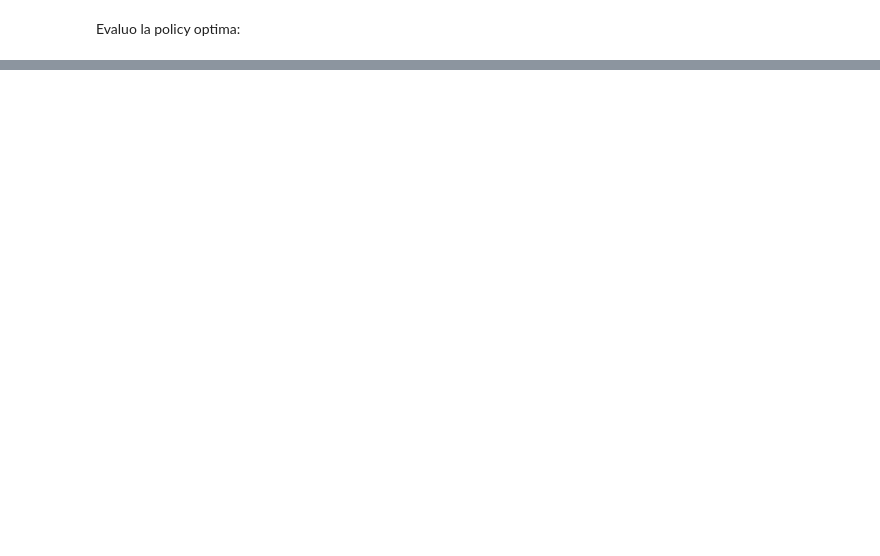
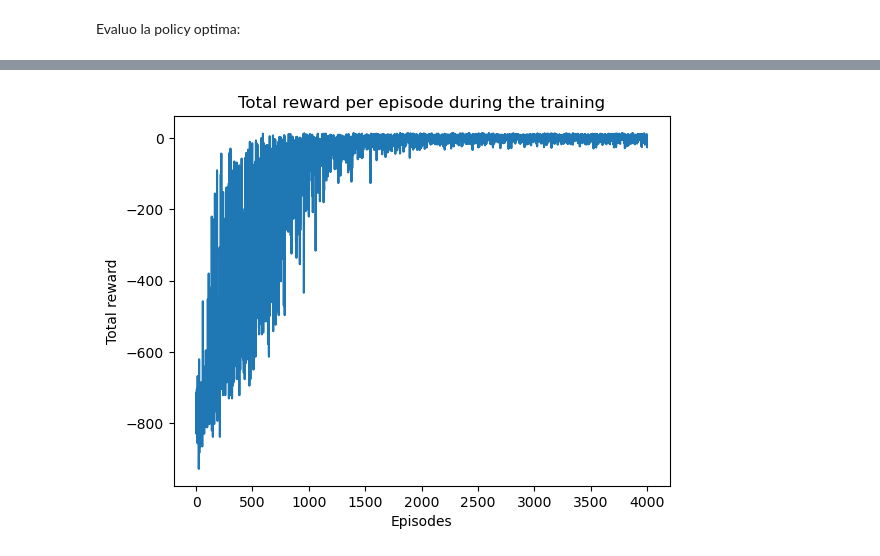
Before and after one commit to paulacantera/IA_Obl_256680, a Jupyter notebook: Obligatorio Mayo 2024/Taxi/taxi.ipynb, the cells around one changed output, grey strips where cells are left out. Cells and saved outputs as stored; diff of their text form; code cells hidden in the pictures; blank space fills up the shorter version.

Commit message:
refactor code and added a graph to see the average reward per episode during the training

```diff
--- a/Obligatorio Mayo 2024/Taxi/taxi.ipynb
+++ b/Obligatorio Mayo 2024/Taxi/taxi.ipynb
@@ -49,31 +48,34 @@ Ejemplo de episodio
 # %% [markdown]
 Implemento el algoritmo Q learning:
 # %%
-def q_learning(env, num_episodes, alpha, gamma, epsilon_start, epsilon_end, epsilon_decay):
-    Q = np.zeros((states, actions))
-    epsilon = epsilon_start
+def q_learning(env, numEpisodes, alpha, gamma, epsilon_i, epsilon_f, epsilon_decay):
+    epsilon = epsilon_i
+    rewards = []
 
-    for episode in range(num_episodes):
+    for episode in range(numEpisodes):
         state, _ = env.reset()
         done = False
-        total_reward = 0
+        tot_reward = 0
+
 
         while not done:
             action = epsilon_greedy_policy(state, Q, epsilon)
             next_state, reward, done, _, _ = env.step(action)
-            best_next_action = np.argmax(Q[next_state])# aca en realidad podria usar la funcion de optimal_policy
+            best_next_action = np.argmax(Q[next_state])
             td_target = reward + gamma * Q[next_state][best_next_action]
             td_delta = td_target - Q[state][action]
             Q[state][action] += alpha * td_delta
             state = next_state
-            total_reward += reward
+            tot_reward += reward
 
-        epsilon = max(epsilon_end, epsilon * epsilon_decay)  #aca decaigo epsilon
-        if (episode + 1) % 100 == 0:
-            print(f"Episode {episode + 1}/{num_episodes} - Total Reward: {total_reward}, Epsilon: {epsilon}")
+        rewards.append(tot_reward)
+        epsilon = max(epsilon_f, epsilon * epsilon_decay)
+        #if (episode + 1) % 100 == 0:
+        #    print(f"Episode {episode + 1}/{num_episodes} - Total Reward: {total_reward}, Epsilon: {epsilon}")
 
-    return Q
+    return Q, rewards
 # %% [markdown]
 Entreno el modelo:
 # %%
-Q = q_learning(env, num_episodes=10000, alpha=0.1, gamma=0.95, epsilon_start=1.0, epsilon_end=0.1, epsilon_decay=0.999)
+numEpisodes= 4000
+Q, rewards = q_learning(env, numEpisodes=numEpisodes, alpha=0.1, gamma=0.95, epsilon_i=1.0, epsilon_f=0.1, epsilon_decay=0.999)
@@ -122,0 +107,8 @@ Average Reward over 100 episodes: 8.13
+# %%
+plt.plot(range(numEpisodes), rewards)
+plt.xlabel('Episodes')
+plt.ylabel('Total reward')
+plt.title('Total reward per episode during the training')
+plt.show()
+# %% [output]
+[figure, added]
```
Also changed, not shown: parts of 5 cells of this notebook.
